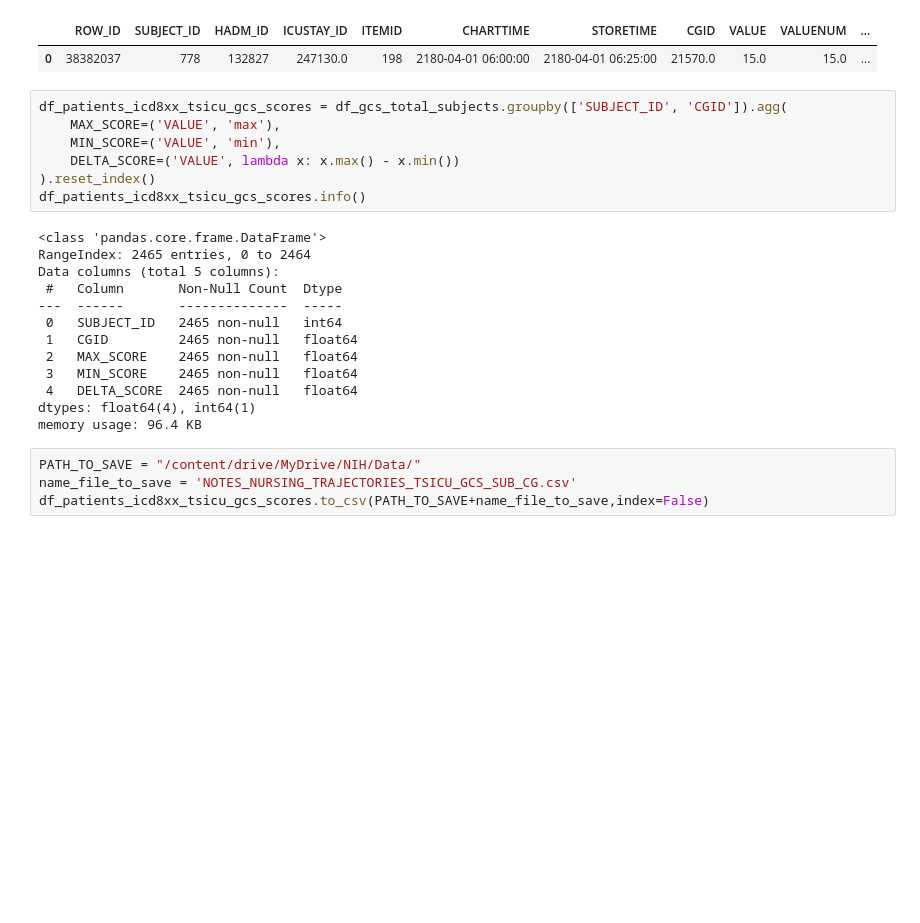
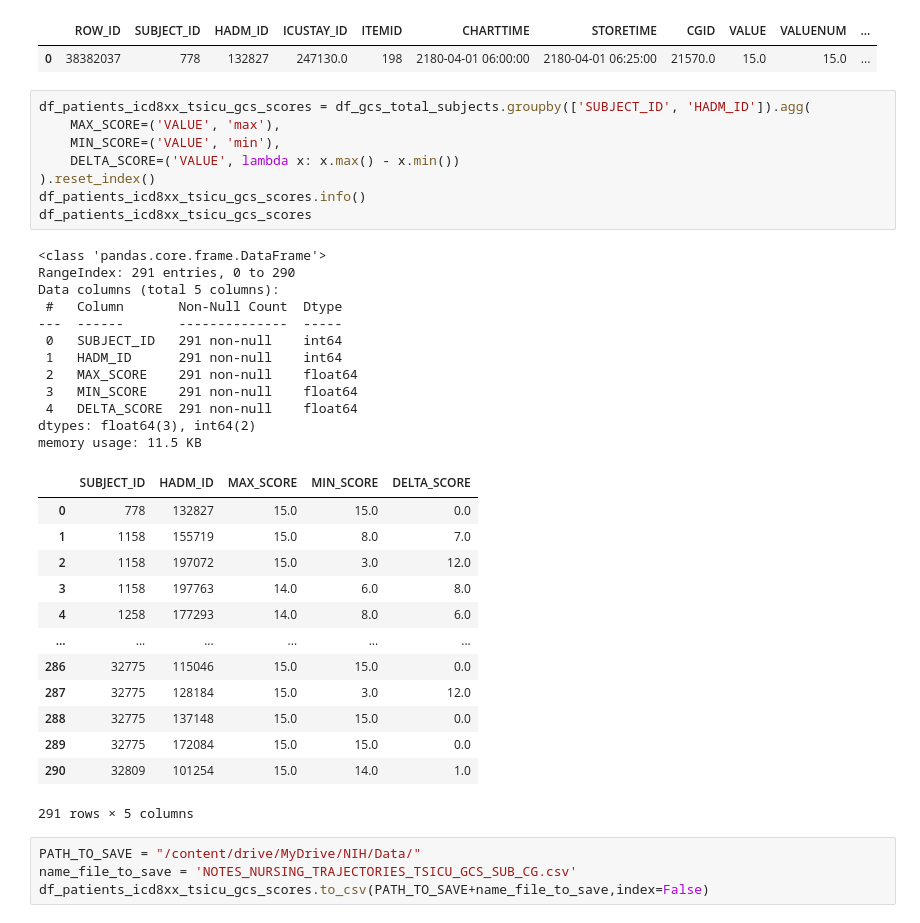
Before and after one commit to tanoManzo/mimic_trajectories, a Jupyter notebook: MIMIC_TRAJECTORY_embeddings_04_01_collect_data.ipynb, the cells around one changed output. Cells and saved outputs as stored; diff of their text form; blank space fills up the shorter version.

```diff
--- a/MIMIC_TRAJECTORY_embeddings_04_01_collect_data.ipynb
+++ b/MIMIC_TRAJECTORY_embeddings_04_01_collect_data.ipynb
@@ -125,25 +125,39 @@ memory usage: 1.7+ MB
 |  | ROW_ID | SUBJECT_ID | HADM_ID | ICUSTAY_ID | ITEMID | CHARTTIME | STORETIME | CGID | VALUE | VALUENUM | ... |
 | 0 | 38382037 | 778 | 132827 | 247130.0 | 198 | 2180-04-01 06:00:00 | 2180-04-01 06:25:00 | 21570.0 | 15.0 | 15.0 | ... |
 # %%
-df_patients_icd8xx_tsicu_gcs_scores = df_gcs_total_subjects.groupby(['SUBJECT_ID', 'CGID']).agg(
+df_patients_icd8xx_tsicu_gcs_scores = df_gcs_total_subjects.groupby(['SUBJECT_ID', 'HADM_ID']).agg(
     MAX_SCORE=('VALUE', 'max'),
     MIN_SCORE=('VALUE', 'min'),
     DELTA_SCORE=('VALUE', lambda x: x.max() - x.min())
 ).reset_index()
 df_patients_icd8xx_tsicu_gcs_scores.info()
+df_patients_icd8xx_tsicu_gcs_scores
 # %% [output]
 <class 'pandas.core.frame.DataFrame'>
-RangeIndex: 2465 entries, 0 to 2464
+RangeIndex: 291 entries, 0 to 290
 Data columns (total 5 columns):
  #   Column       Non-Null Count  Dtype
 ---  ------       --------------  -----
- 0   SUBJECT_ID   2465 non-null   int64
- 1   CGID         2465 non-null   float64
- 2   MAX_SCORE    2465 non-null   float64
- 3   MIN_SCORE    2465 non-null   float64
- 4   DELTA_SCORE  2465 non-null   float64
-dtypes: float64(4), int64(1)
-memory usage: 96.4 KB
+ 0   SUBJECT_ID   291 non-null    int64
+ 1   HADM_ID      291 non-null    int64
+ 2   MAX_SCORE    291 non-null    float64
+ 3   MIN_SCORE    291 non-null    float64
+ 4   DELTA_SCORE  291 non-null    float64
+dtypes: float64(3), int64(2)
+memory usage: 11.5 KB
+|  | SUBJECT_ID | HADM_ID | MAX_SCORE | MIN_SCORE | DELTA_SCORE |
+| 0 | 778 | 132827 | 15.0 | 15.0 | 0.0 |
+| 1 | 1158 | 155719 | 15.0 | 8.0 | 7.0 |
+| 2 | 1158 | 197072 | 15.0 | 3.0 | 12.0 |
+| 3 | 1158 | 197763 | 14.0 | 6.0 | 8.0 |
+| 4 | 1258 | 177293 | 14.0 | 8.0 | 6.0 |
+| ... | ... | ... | ... | ... | ... |
+| 286 | 32775 | 115046 | 15.0 | 15.0 | 0.0 |
+| 287 | 32775 | 128184 | 15.0 | 3.0 | 12.0 |
+| 288 | 32775 | 137148 | 15.0 | 15.0 | 0.0 |
+| 289 | 32775 | 172084 | 15.0 | 15.0 | 0.0 |
+| 290 | 32809 | 101254 | 15.0 | 14.0 | 1.0 |
+291 rows × 5 columns
 # %%
 PATH_TO_SAVE = "/content/drive/MyDrive/NIH/Data/"
 name_file_to_save = 'NOTES_NURSING_TRAJECTORIES_TSICU_GCS_SUB_CG.csv'
```
Also changed, not shown: parts of 7 cells of this notebook.
